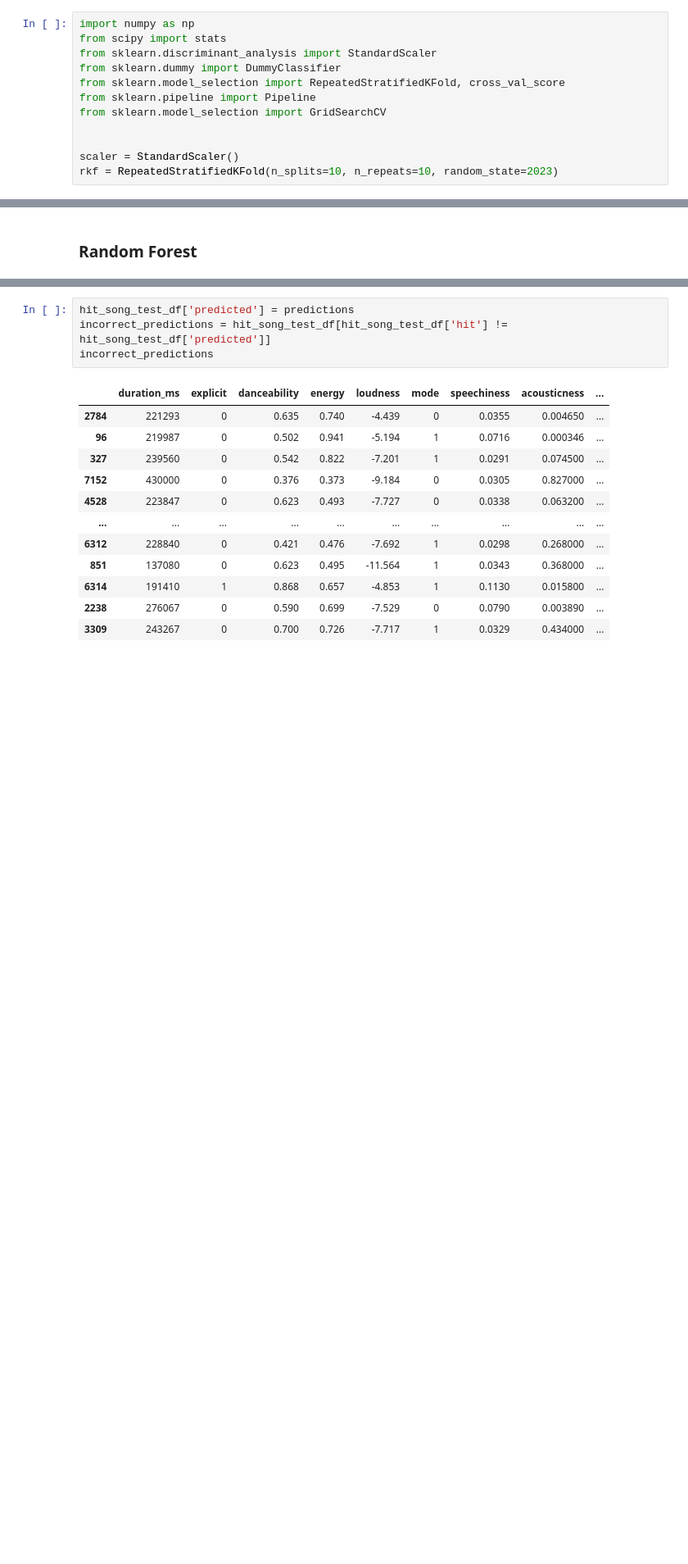
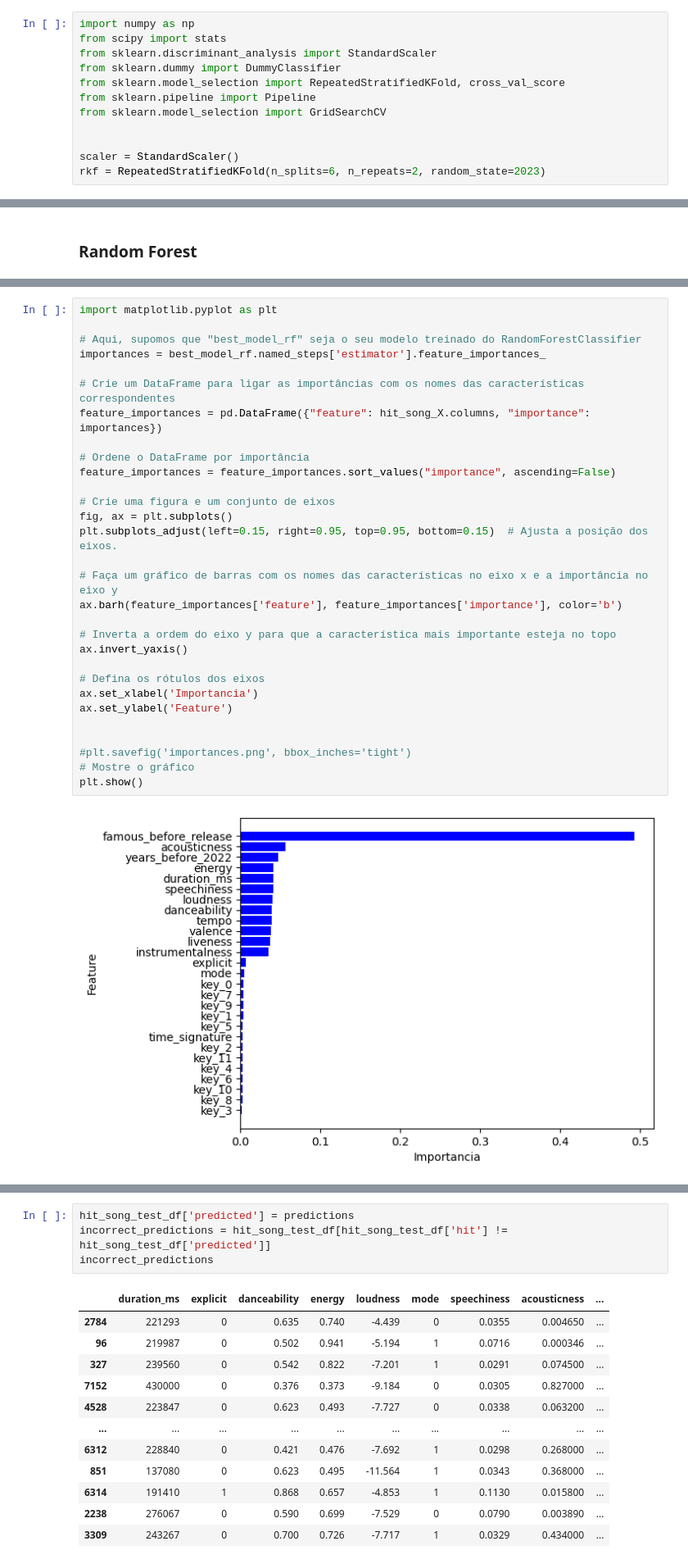
Before and after one commit to xRiku/gp-ufes, a Jupyter notebook: billboard_x_spotify.ipynb, the cells around one changed output, grey strips where cells are left out. Shown at 82% size. Drawn from its saved outputs; the diff is of its cells as text; blank space fills up the shorter version.

```diff
--- a/billboard_x_spotify.ipynb
+++ b/billboard_x_spotify.ipynb
@@ -500,7 +543,7 @@ from sklearn.model_selection import GridSearchCV
 
 
 scaler = StandardScaler()
-rkf = RepeatedStratifiedKFold(n_splits=10, n_repeats=10, random_state=2023)
+rkf = RepeatedStratifiedKFold(n_splits=6, n_repeats=2, random_state=2023)
 # %%
 models = []
 # %%
@@ -606,0 +670,32 @@ models.append((best_model_rf, 'Random Forest'))
+# %%
+import matplotlib.pyplot as plt
+
+# Aqui, supomos que "best_model_rf" seja o seu modelo treinado do RandomForestClassifier
+importances = best_model_rf.named_steps['estimator'].feature_importances_
+
+# Crie um DataFrame para ligar as importâncias com os nomes das características correspondentes
+feature_importances = pd.DataFrame({"feature": hit_song_X.columns, "importance": importances})
+
+# Ordene o DataFrame por importância
+feature_importances = feature_importances.sort_values("importance", ascending=False)
+
+# Crie uma figura e um conjunto de eixos
+fig, ax = plt.subplots()
+plt.subplots_adjust(left=0.15, right=0.95, top=0.95, bottom=0.15)  # Ajusta a posição dos eixos.
+
+# Faça um gráfico de barras com os nomes das características no eixo x e a importância no eixo y
+ax.barh(feature_importances['feature'], feature_importances['importance'], color='b')
+
+# Inverta a ordem do eixo y para que a característica mais importante esteja no topo
+ax.invert_yaxis()
+
+# Defina os rótulos dos eixos
+ax.set_xlabel('Importancia')
+ax.set_ylabel('Feature')
+
+
+#plt.savefig('importances.png', bbox_inches='tight')
+# Mostre o gráfico
+plt.show()
+# %% [output]
+[figure, added]
```
Also changed, not shown: parts of 39 cells of this notebook.
